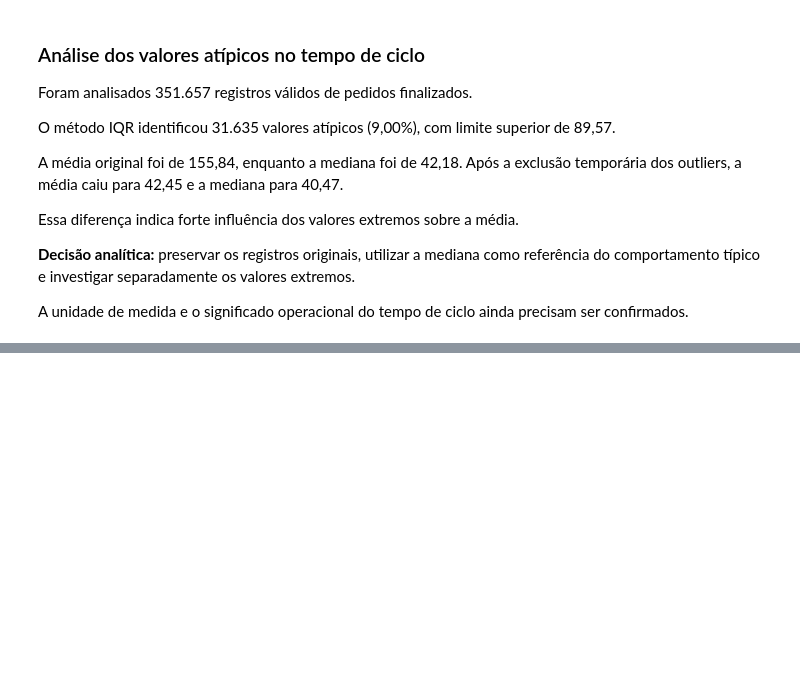
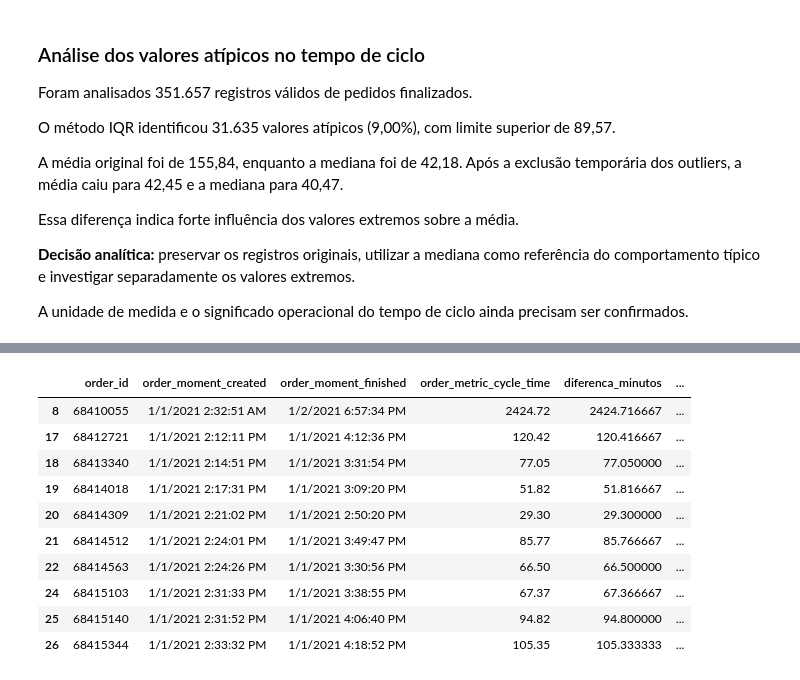
Before and after one commit to DanielDevCC26/ai-customer-intelligence, a Jupyter notebook: notebooks/01_data_exploration.ipynb, the cells around one changed output, grey strips where cells are left out. Saved outputs shown, nothing was run; the diff lists cells and outputs as text; code cells hidden in the pictures; blank space fills up the shorter version.

Commit message:
feat: validate delivery cycle time against timestamps

```diff
--- a/notebooks/01_data_exploration.ipynb
+++ b/notebooks/01_data_exploration.ipynb
@@ -205,0 +231,34 @@ A unidade de medida e o significado operacional do tempo de ciclo ainda precisam
+# %%
+amostra = pedidos_finalizados[
+    [
+        "order_id",
+        "order_moment_created",
+        "order_moment_finished",
+        "order_metric_cycle_time"
+    ]
+].dropna().head(10).copy()
+
+inicio = pd.to_datetime(amostra["order_moment_created"])
+fim = pd.to_datetime(amostra["order_moment_finished"])
+
+amostra["diferenca_minutos"] = (
+    (fim - inicio).dt.total_seconds() / 60
+)
+
+amostra["diferenca_horas"] = (
+    amostra["diferenca_minutos"] / 60
+)
+
+amostra
+# %% [output]
+|  | order_id | order_moment_created | order_moment_finished | order_metric_cycle_time | diferenca_minutos | ... |
+| 8 | 68410055 | 1/1/2021 2:32:51 AM | 1/2/2021 6:57:34 PM | 2424.72 | 2424.716667 | ... |
+| 17 | 68412721 | 1/1/2021 2:12:11 PM | 1/1/2021 4:12:36 PM | 120.42 | 120.416667 | ... |
+| 18 | 68413340 | 1/1/2021 2:14:51 PM | 1/1/2021 3:31:54 PM | 77.05 | 77.050000 | ... |
+| 19 | 68414018 | 1/1/2021 2:17:31 PM | 1/1/2021 3:09:20 PM | 51.82 | 51.816667 | ... |
+| 20 | 68414309 | 1/1/2021 2:21:02 PM | 1/1/2021 2:50:20 PM | 29.30 | 29.300000 | ... |
+| 21 | 68414512 | 1/1/2021 2:24:01 PM | 1/1/2021 3:49:47 PM | 85.77 | 85.766667 | ... |
+| 22 | 68414563 | 1/1/2021 2:24:26 PM | 1/1/2021 3:30:56 PM | 66.50 | 66.500000 | ... |
+| 24 | 68415103 | 1/1/2021 2:31:33 PM | 1/1/2021 3:38:55 PM | 67.37 | 67.366667 | ... |
+| 25 | 68415140 | 1/1/2021 2:31:52 PM | 1/1/2021 4:06:40 PM | 94.82 | 94.800000 | ... |
+| 26 | 68415344 | 1/1/2021 2:33:32 PM | 1/1/2021 4:18:52 PM | 105.35 | 105.333333 | ... |
```
Also changed, not shown: parts of 7 cells of this notebook.
